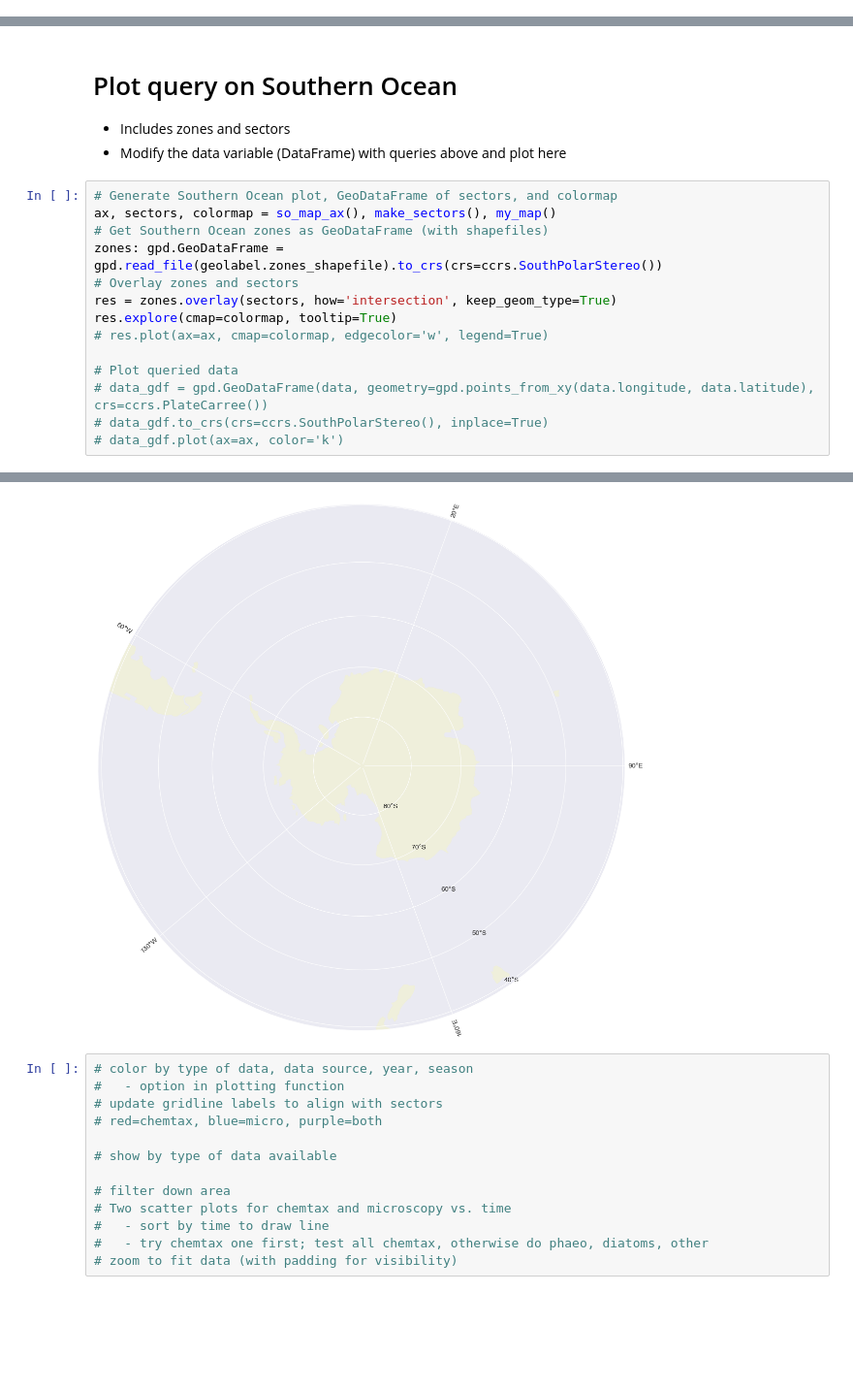
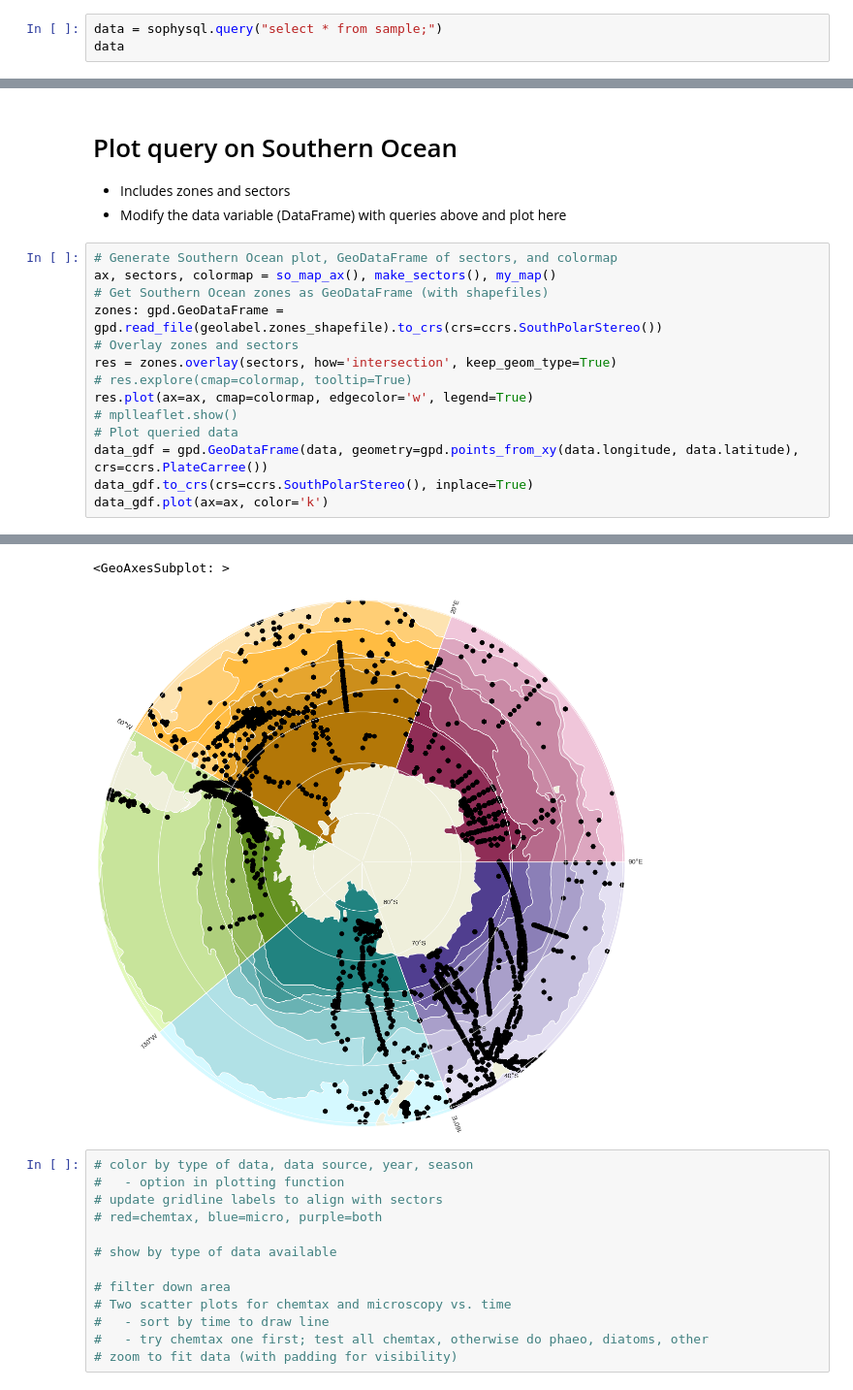
Before and after one commit to ayushnag/sophy, a Jupyter notebook: sophy/sophy.ipynb, the cells around one changed output, grey strips where cells are left out. Shown at 97% size. Cells and saved outputs as stored; diff of their text form; blank space fills up the shorter version.

```diff
--- a/sophy/sophy.ipynb
+++ b/sophy/sophy.ipynb
@@ -145,0 +136,3 @@ SOPHY SQL: 0.0333 seconds
+# %%
+data = sophysql.query("select * from sample;")
+data
@@ -204,11 +212,11 @@ ax, sectors, colormap = so_map_ax(), make_sectors(), my_map()
 zones: gpd.GeoDataFrame = gpd.read_file(geolabel.zones_shapefile).to_crs(crs=ccrs.SouthPolarStereo())
 # Overlay zones and sectors
 res = zones.overlay(sectors, how='intersection', keep_geom_type=True)
-res.explore(cmap=colormap, tooltip=True)
-# res.plot(ax=ax, cmap=colormap, edgecolor='w', legend=True)
-
+# res.explore(cmap=colormap, tooltip=True)
+res.plot(ax=ax, cmap=colormap, edgecolor='w', legend=True)
+# mplleaflet.show()
 # Plot queried data
-# data_gdf = gpd.GeoDataFrame(data, geometry=gpd.points_from_xy(data.longitude, data.latitude), crs=ccrs.PlateCarree())
-# data_gdf.to_crs(crs=ccrs.SouthPolarStereo(), inplace=True)
-# data_gdf.plot(ax=ax, color='k')
+data_gdf = gpd.GeoDataFrame(data, geometry=gpd.points_from_xy(data.longitude, data.latitude), crs=ccrs.PlateCarree())
+data_gdf.to_crs(crs=ccrs.SouthPolarStereo(), inplace=True)
+data_gdf.plot(ax=ax, color='k')
 # %% [output]
@@ -216,4 +223,5 @@ res.explore(cmap=colormap, tooltip=True)
+<GeoAxesSubplot: >
-[figure, old version]
+[figure, new version]
 # %%
 # color by type of data, data source, year, season
 #   - option in plotting function
```
Also changed, not shown: parts of 14 cells of this notebook, 10 other files.
